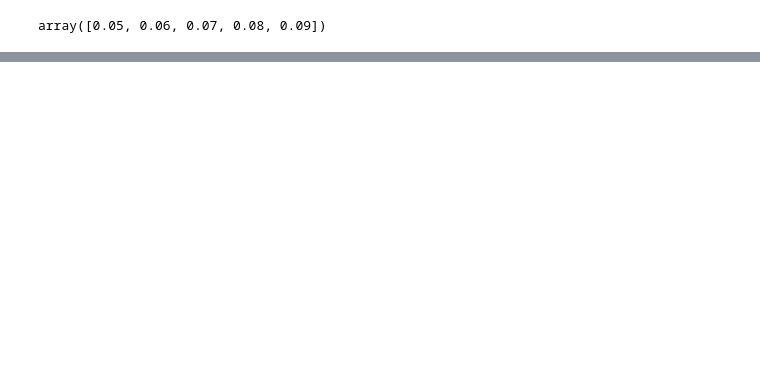
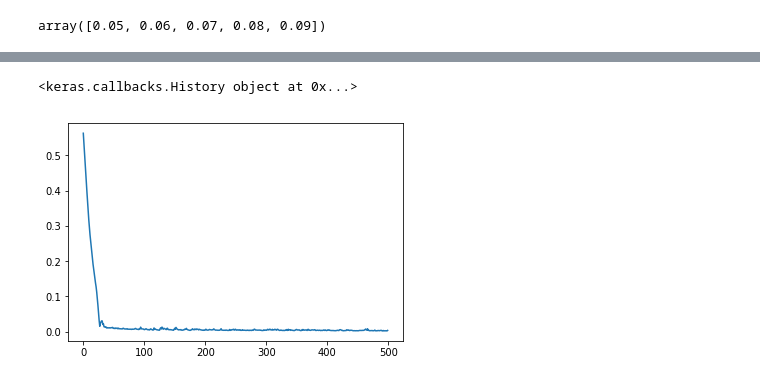
Before and after one commit to Koushikl0l/machine_learning, a Jupyter notebook: RNN_LSTM.ipynb, the cells around one changed output, grey strips where cells are left out. Cells and saved outputs as stored; diff of their text form; code cells hidden in the pictures; blank space fills up the shorter version.

```diff
--- a/RNN_LSTM.ipynb
+++ b/RNN_LSTM.ipynb
@@ -61,3 +68,10 @@ features.shape
 #splitting our dataset
 #train part has 70% and test part has 30%
 x_train,x_test,y_train,y_test=train_test_split(features,label,test_size=.3)
+# %%
+model=Sequential()
+# %%
+model.add(LSTM((64),batch_input_shape=(None,None,1),return_sequences=True))
+model.add(LSTM(1,return_sequences=False))
+# %%
+model.compile(loss='mean_absolute_error',optimizer='adam',metrics=['accuracy'])
@@ -63,0 +92,2 @@ x_train,x_test,y_train,y_test=train_test_split(features,label,test_size=.3)
+# %%
+his=model.fit(x_train,y_train,epochs=500,validation_data=(x_test,y_test))
@@ -63,0 +114,6 @@ x_train,x_test,y_train,y_test=train_test_split(features,label,test_size=.3)
+# %%
+plt.plot(his.history['loss'])
+plt.show()
+# %% [output]
+<keras.callbacks.History object at 0x...>
+[figure, added]
```
Also changed, not shown: parts of 10 cells of this notebook.
